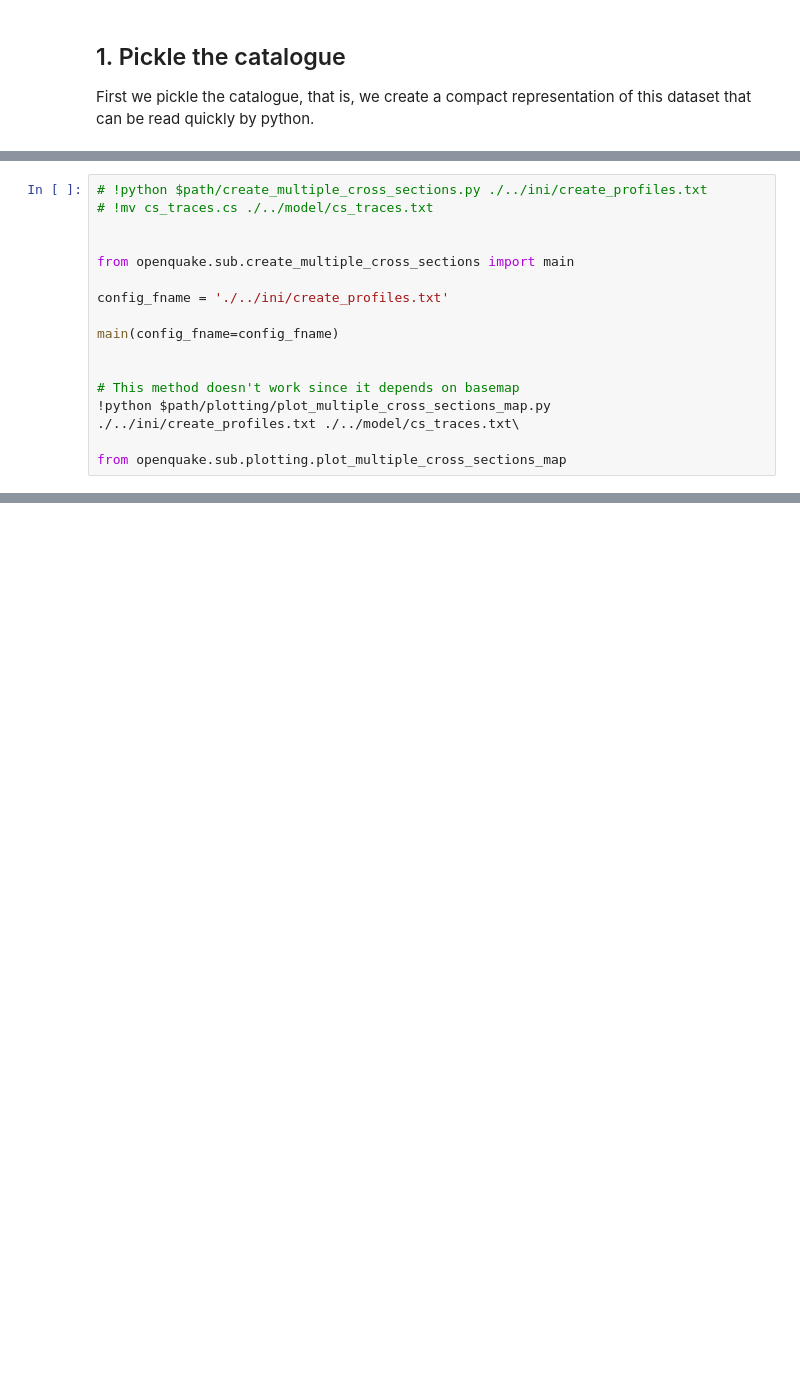
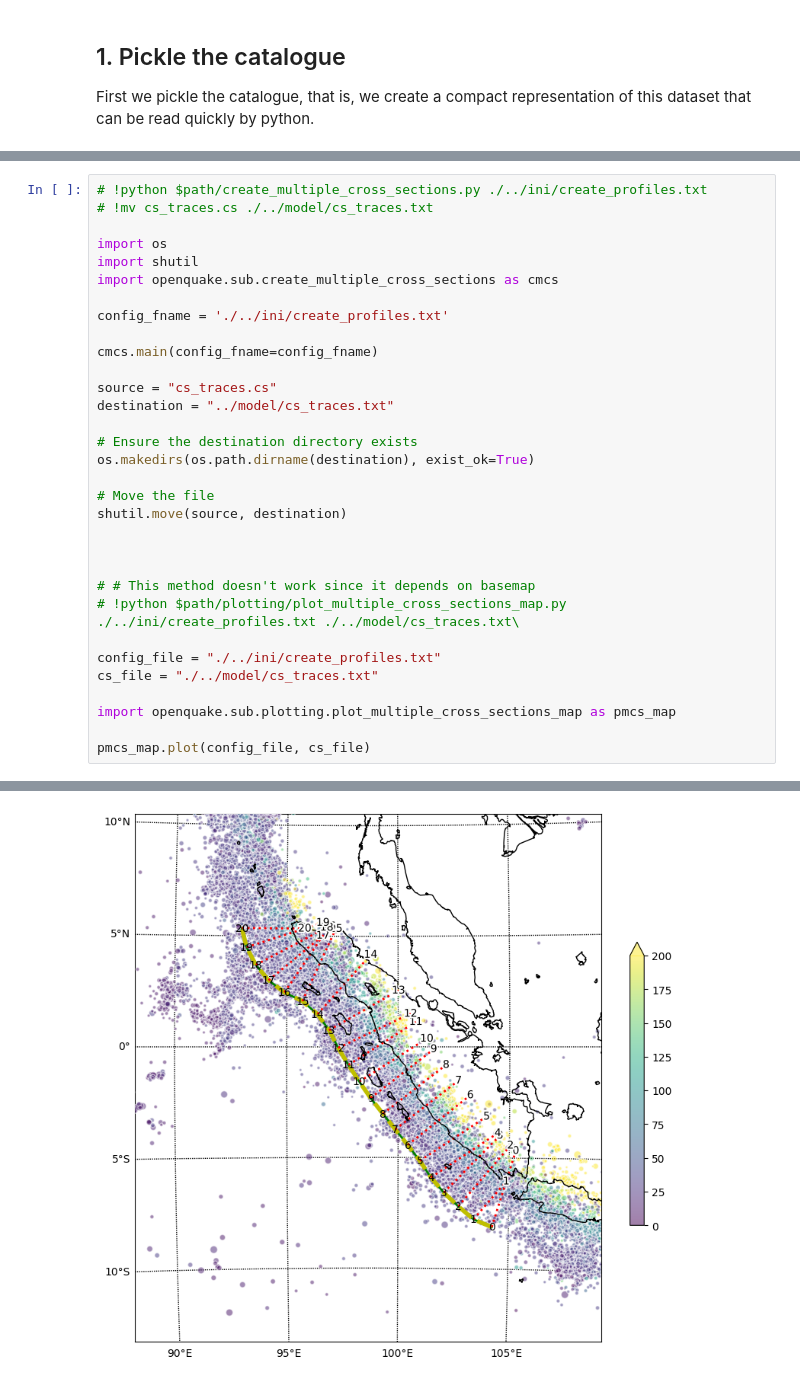
Before and after one commit to PIVS-JLAF/oq_mbtk_subduction, a Jupyter notebook: code/00b_top_slab_definition.ipynb, the cells around one changed output, grey strips where cells are left out. Cells and saved outputs as stored; diff of their text form; blank space fills up the shorter version.

```diff
--- a/code/00b_top_slab_definition.ipynb
+++ b/code/00b_top_slab_definition.ipynb
@@ -37,35 +45,52 @@ operable program or batch file.
 # %%
 # !python $path/create_multiple_cross_sections.py ./../ini/create_profiles.txt
 # !mv cs_traces.cs ./../model/cs_traces.txt
 
-
-from openquake.sub.create_multiple_cross_sections import main
+import os
+import shutil
+import openquake.sub.create_multiple_cross_sections as cmcs
 
 config_fname = './../ini/create_profiles.txt'
 
-main(config_fname=config_fname)
+cmcs.main(config_fname=config_fname)
+
+source = "cs_traces.cs"
+destination = "../model/cs_traces.txt"
+
+# Ensure the destination directory exists
+os.makedirs(os.path.dirname(destination), exist_ok=True)
+
+# Move the file
+shutil.move(source, destination)
 
 
-# This method doesn't work since it depends on basemap
-!python $path/plotting/plot_multiple_cross_sections_map.py ./../ini/create_profiles.txt ./../model/cs_traces.txt\
 
-from openquake.sub.plotting.plot_multiple_cross_sections_map
+# # This method doesn't work since it depends on basemap
+# !python $path/plotting/plot_multiple_cross_sections_map.py ./../ini/create_profiles.txt ./../model/cs_traces.txt\
+
+config_file = "./../ini/create_profiles.txt"
+cs_file = "./../model/cs_traces.txt"
+
+import openquake.sub.plotting.plot_multiple_cross_sections_map as pmcs_map
+
+pmcs_map.plot(config_file, cs_file)
 # %% [output]
 104.248585 -8.110244 400.000000 400.000000 16.808520 0 ./../ini/create_profiles.txt
 103.421644 -7.772352 400.000000 250.159008 39.982619 1 ./../ini/create_profiles.txt
 102.727092 -7.193938 400.000000 400.000000 39.982619 2 ./../ini/create_profiles.txt
 102.069200 -6.576154 400.000000 400.000000 44.060749 3 ./../ini/create_profiles.txt
 101.485762 -5.895142 400.000000 400.000000 56.062353 4 ./../ini/create_profiles.txt
 100.981659 -5.148806 400.000000 400.000000 56.062353 5 ./../ini/create_profiles.txt
 100.435749 -4.433603 400.000000 400.000000 51.189388 6 ./../ini/create_profiles.txt
 99.871355 -3.732278 400.000000 400.000000 52.046981 7 ./../ini/create_profiles.txt
 99.317502 -3.022986 400.000000 400.000000 52.046981 8 ./../ini/create_profiles.txt
 98.763969 -2.313727 400.000000 400.000000 52.046981 9 ./../ini/create_profiles.txt
 98.257054 -1.571587 400.000000 400.000000 57.256067 10 ./../ini/create_profiles.txt
 97.770589 -0.815124 400.000000 400.000000 57.256067 11 ./../ini/create_profiles.txt
 ... (5 lines left out)
 94.183074 3.000231 400.000000 351.847641 50.034281 17 ./../ini/create_profiles.txt
 93.609478 3.692878 400.000000 400.000000 61.632148 18 ./../ini/create_profiles.txt
 93.186311 4.486432 400.000000 400.000000 71.634855 19 ./../ini/create_profiles.txt
 92.966746 5.350367 400.000000 313.069076 90.000000 20 ./../ini/create_profiles.txt
+[figure, added]
 # %% [markdown]
```
Also changed, not shown: parts of 11 cells of this notebook, 25 other files.
